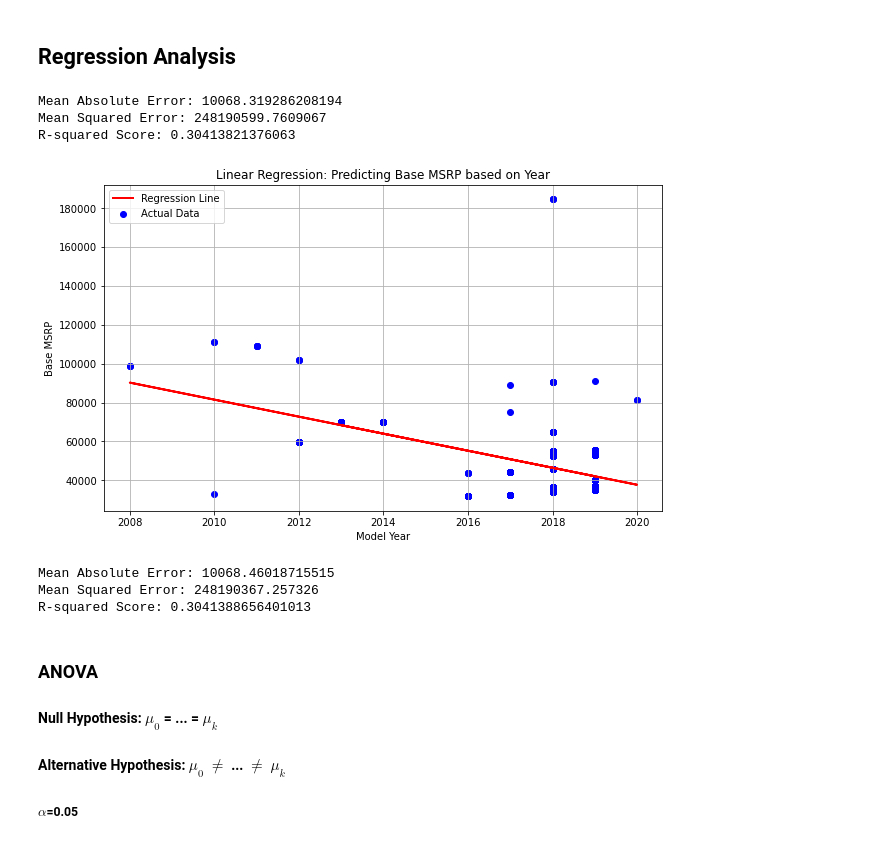
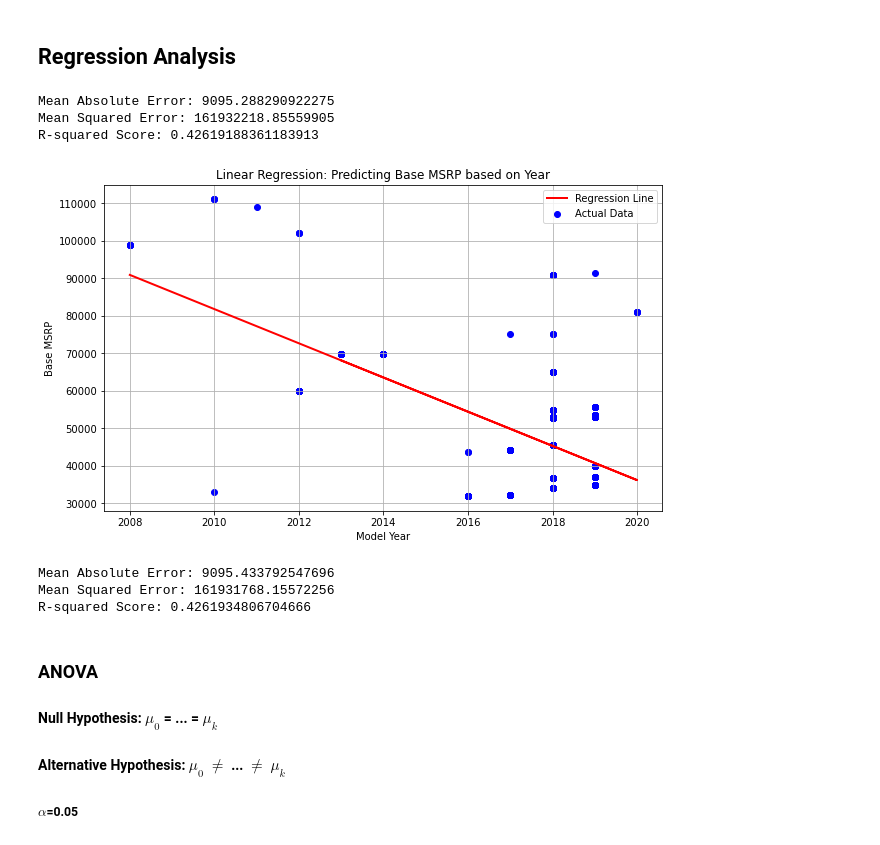
Before and after one commit to Saur9315/EV_data_analysis, a Jupyter notebook: electric_veh.ipynb, the cells around one changed output. Cells and saved outputs as stored; diff of their text form; code cells hidden in the pictures.

```diff
--- a/electric_veh.ipynb
+++ b/electric_veh.ipynb
@@ -145,6 +144,8 @@ data[data['Base MSRP']>180000]
 | 113994 | 2018 | PORSCHE | PANAMERA | 14.0 | 184400.0 | Plug-in Hybrid Electric Vehicle (... | Not eligible due to low battery r... | ... |
 | 125420 | 2018 | PORSCHE | PANAMERA | 14.0 | 184400.0 | Plug-in Hybrid Electric Vehicle (... | Not eligible due to low battery r... | ... |
 | 131064 | 2018 | PORSCHE | PANAMERA | 14.0 | 184400.0 | Plug-in Hybrid Electric Vehicle (... | Not eligible due to low battery r... | ... |
+# %%
+data_v2 = data[data['Base MSRP']<180000]
 # %%
 cat_data = data['Make'].value_counts()
 cat2 = data['Model'].value_counts()
@@ -351,8 +357,11 @@ from sklearn.linear_model import LinearRegression
 from sklearn.metrics import mean_absolute_error, mean_squared_error, r2_score
 
 
-X = data[['Model Year']]
-y = data['Base MSRP']
+# X = data[['Model Year']]
+# y = data['Base MSRP']
+
+X = data_v2[['Model Year']]
+y = data_v2['Base MSRP']
 
 # Split the data into training and testing sets
 X_train, X_test, y_train, y_test = train_test_split(X, y, test_size=0.2, random_state=42)
@@ -362,37 +371,37 @@ model = LinearRegression()
 
 # Fit the model to the training data
 model.fit(X_train, y_train)
 
 # Make predictions on the test data
 y_pred = model.predict(X_test)
 
 # Mean Absolute Error (MAE)
 mae = mean_absolute_error(y_test, y_pred)
 print("Mean Absolute Error:", mae)
 
 # Mean Squared Error (MSE)
 mse = mean_squared_error(y_test, y_pred)
 print("Mean Squared Error:", mse)
 
 # Calculate R-squared score
 r2 = r2_score(y_test, y_pred)
 print("R-squared Score:", r2)
 
 # Plot the regression line and the actual data points
 plt.figure(figsize=(10, 6))
 plt.scatter(X_test, y_test, color='blue', label='Actual Data')
 plt.plot(X_test, y_pred, color='red', linewidth=2, label='Regression Line')
 plt.title('Linear Regression: Predicting Base MSRP based on Year')
 plt.xlabel('Model Year')
 plt.ylabel('Base MSRP')
 plt.legend()
 plt.grid(True)
 plt.show()
 # %% [output]
-Mean Absolute Error: 10068.319286208194
-Mean Squared Error: 248190599.7609067
-R-squared Score: 0.30413821376063
+Mean Absolute Error: 9095.288290922275
+Mean Squared Error: 161932218.85559905
+R-squared Score: 0.42619188361183913
-[figure, old version]
+[figure, new version]
 # %%
 from sklearn.preprocessing import StandardScaler
 from sklearn.linear_model import Ridge
@@ -416,9 +425,9 @@ print("Mean Absolute Error:", mae)
 print("Mean Squared Error:", mse)
 print("R-squared Score:", r2)
 # %% [output]
-Mean Absolute Error: 10068.46018715515
-Mean Squared Error: 248190367.257326
-R-squared Score: 0.3041388656401013
+Mean Absolute Error: 9095.433792547696
+Mean Squared Error: 161931768.15572256
+R-squared Score: 0.4261934806704666
 # %% [markdown]
 ### ANOVA
 #### Null Hypothesis: $\mu_0$ = ... = $\mu_k$
```
Also changed, not shown: parts of 8 cells of this notebook.
